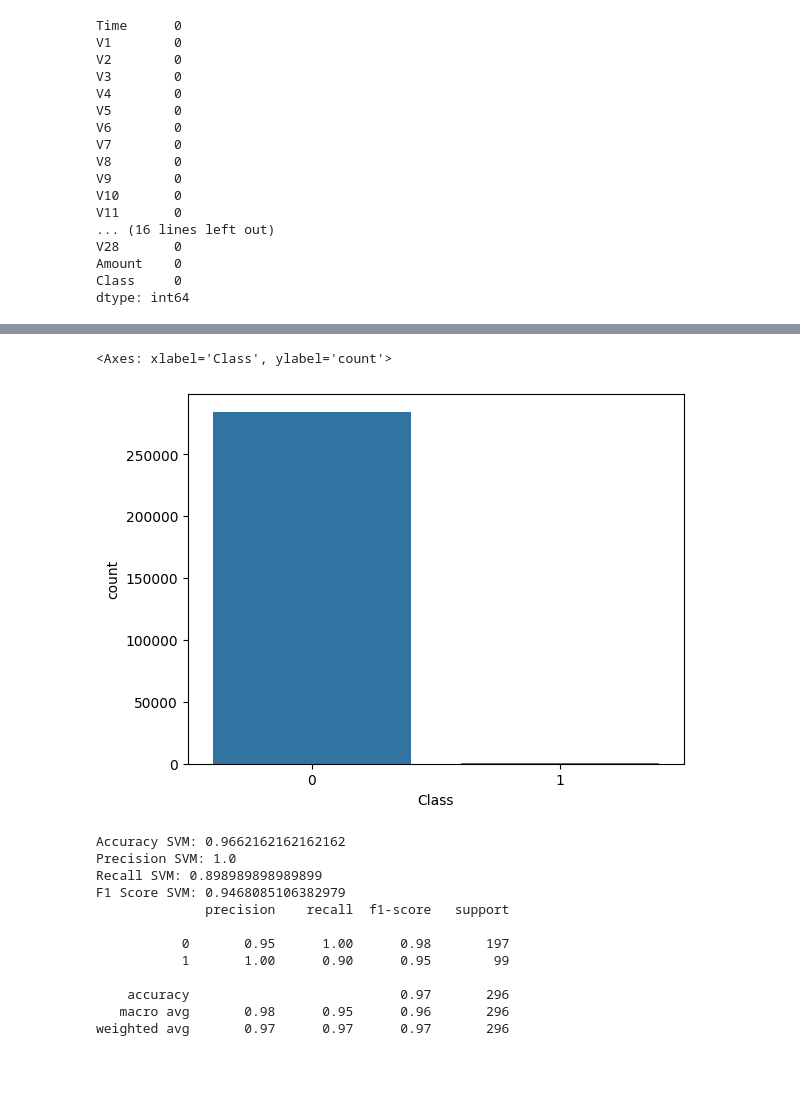
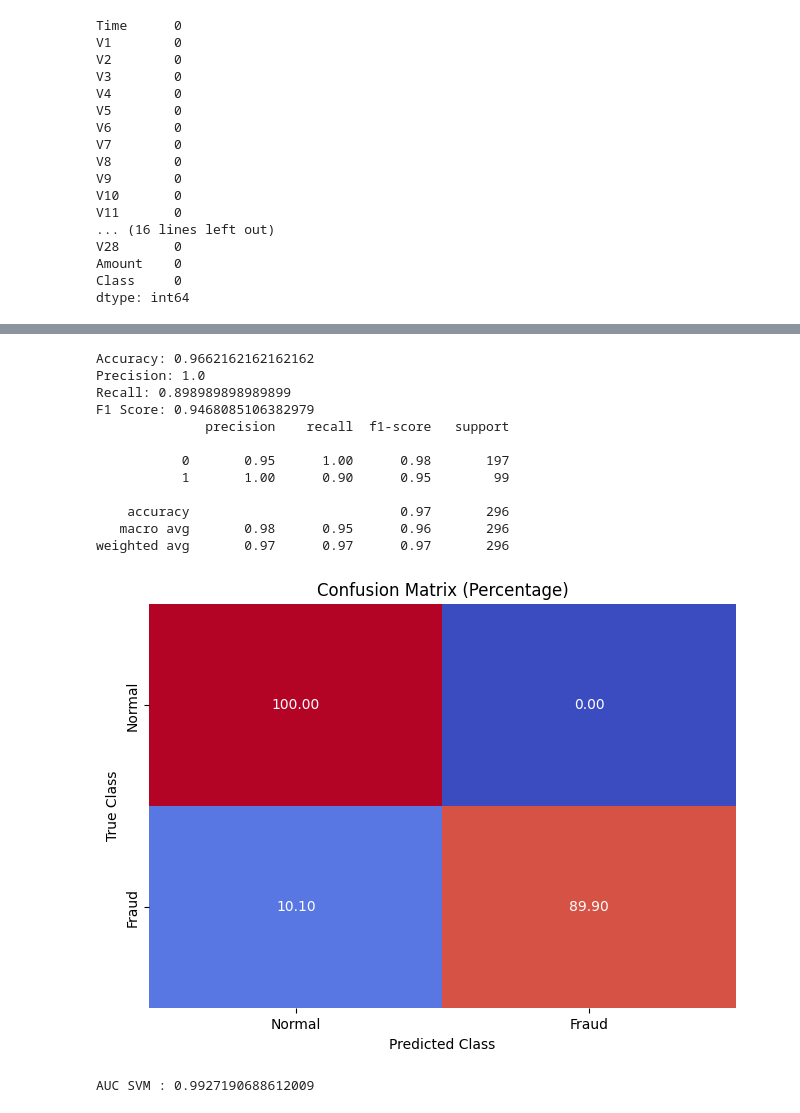
Before and after one commit to hoangggggggggggggg/Fraud-detection-by-SVC-model, a Jupyter notebook: code.ipynb, the cells around one changed output, grey strips where cells are left out. Drawn from its saved outputs; the diff is of its cells as text; code cells hidden in the pictures; blank space fills up the shorter version.

```diff
--- a/code.ipynb
+++ b/code.ipynb
@@ -81,14 +111,12 @@ scaler = preprocessing.StandardScaler()
 # %%
 #standard scaling
+from sklearn import preprocessing
+scaler = preprocessing.StandardScaler()
 X_train['std_Amount'] = scaler.fit_transform(X_train['Amount'].values.reshape (-1,1))
 X_test['std_Amount'] = scaler.transform(X_test['Amount'].values.reshape(-1, 1))
 #removing Amount
 X_test = X_test.drop("Amount", axis=1)
 X_train = X_train.drop("Amount", axis = 1)
-sns.countplot(x="Class", data=credit_card_data)
-# %% [output]
-<Axes: xlabel='Class', ylabel='count'>
-[figure, removed]
 # %%
 from sklearn.svm import SVC
 
@@ -101,21 +129,21 @@ from sklearn.metrics import precision_recall_curve
 from sklearn.metrics import classification_report
 
 #train the model
-model = SVC(probability=True, random_state=2)
+model = SVC(probability=True)
 svm = model.fit(X_train, y_train)
-#predictions
-y_pred_svm = model.predict(X_test)
+#predict
+y_predict = model.predict(X_test)
 #scores
-print("Accuracy SVM:",metrics.accuracy_score(y_test, y_pred_svm))
-print("Precision SVM:",metrics.precision_score(y_test, y_pred_svm))
-print("Recall SVM:",metrics.recall_score(y_test, y_pred_svm))
-print("F1 Score SVM:",metrics.f1_score(y_test, y_pred_svm))
-print(classification_report(y_test, y_pred_svm))
+print("Accuracy:",metrics.accuracy_score(y_test, y_predict))
+print("Precision:",metrics.precision_score(y_test, y_predict))
+print("Recall:",metrics.recall_score(y_test,y_predict))
+print("F1 Score:",metrics.f1_score(y_test,y_predict))
+print(classification_report(y_test,y_predict))
 # %% [output]
-Accuracy SVM: 0.9662162162162162
-Precision SVM: 1.0
-Recall SVM: 0.898989898989899
-F1 Score SVM: 0.9468085106382979
+Accuracy: 0.9662162162162162
+Precision: 1.0
+Recall: 0.898989898989899
+F1 Score: 0.9468085106382979
               precision    recall  f1-score   support
 
            0       0.95      1.00      0.98       197
@@ -124,3 +152,22 @@ F1 Score SVM: 0.9468085106382979
     accuracy                           0.97       296
    macro avg       0.98      0.95      0.96       296
 weighted avg       0.97      0.97      0.97       296
+# %%
+#Confusion matrix
+matrix_svm = confusion_matrix(y_test, y_predict)
+matrix_percentage = matrix_svm.astype('float') / matrix_svm.sum(axis=1)[:, np.newaxis] * 100
+cm_svm = pd.DataFrame(matrix_percentage, index=['Normal', 'Fraud'], columns=['Normal', 'Fraud'])
+sns.heatmap(cm_svm, annot=True, cbar=None, cmap="coolwarm", fmt='.2f')
+plt.title("Confusion Matrix (Percentage)"), plt.tight_layout()
+plt.ylabel("True Class"), plt.xlabel("Predicted Class")
+plt.show()
+# %% [output]
+[figure, added]
+# %%
+#AUC
+y_pred_svm_proba = model.predict_proba(X_test)[::,1]
+fpr_svm, tpr_svm, _ = metrics.roc_curve(y_test,  y_pred_svm_proba)
+auc_svm = metrics.roc_auc_score(y_test, y_pred_svm_proba)
+print("AUC SVM :", auc_svm)
+# %% [output]
+AUC SVM : 0.9927190688612009
```
Also changed, not shown: parts of 13 cells of this notebook, 2 other files.
